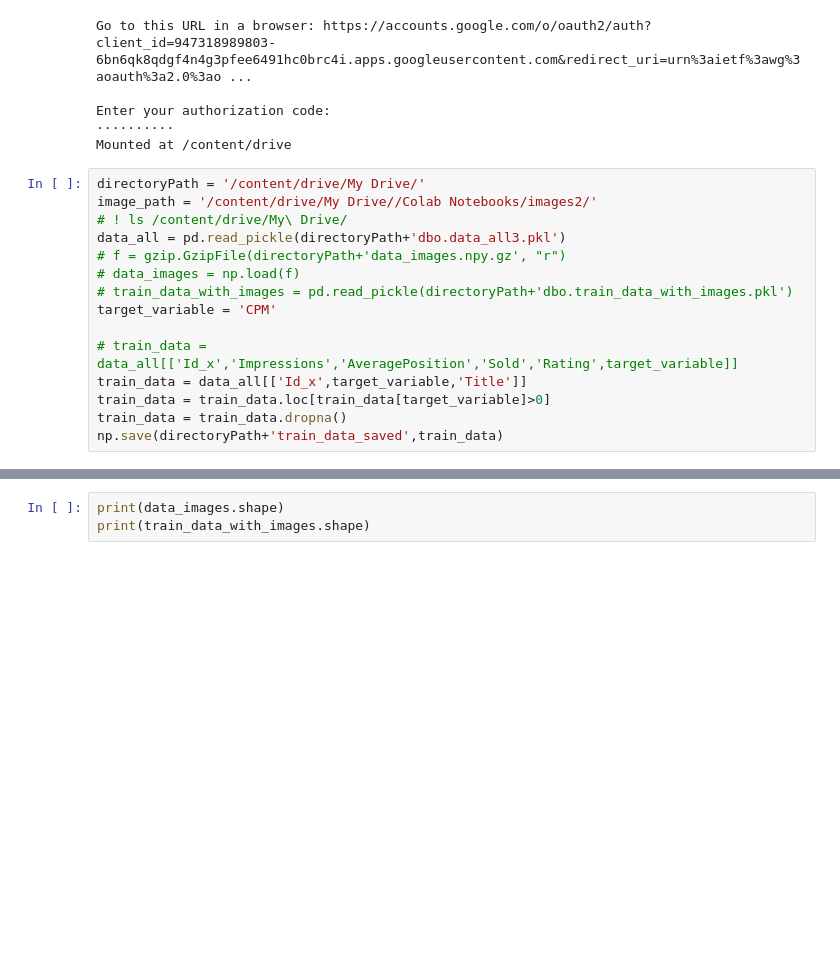
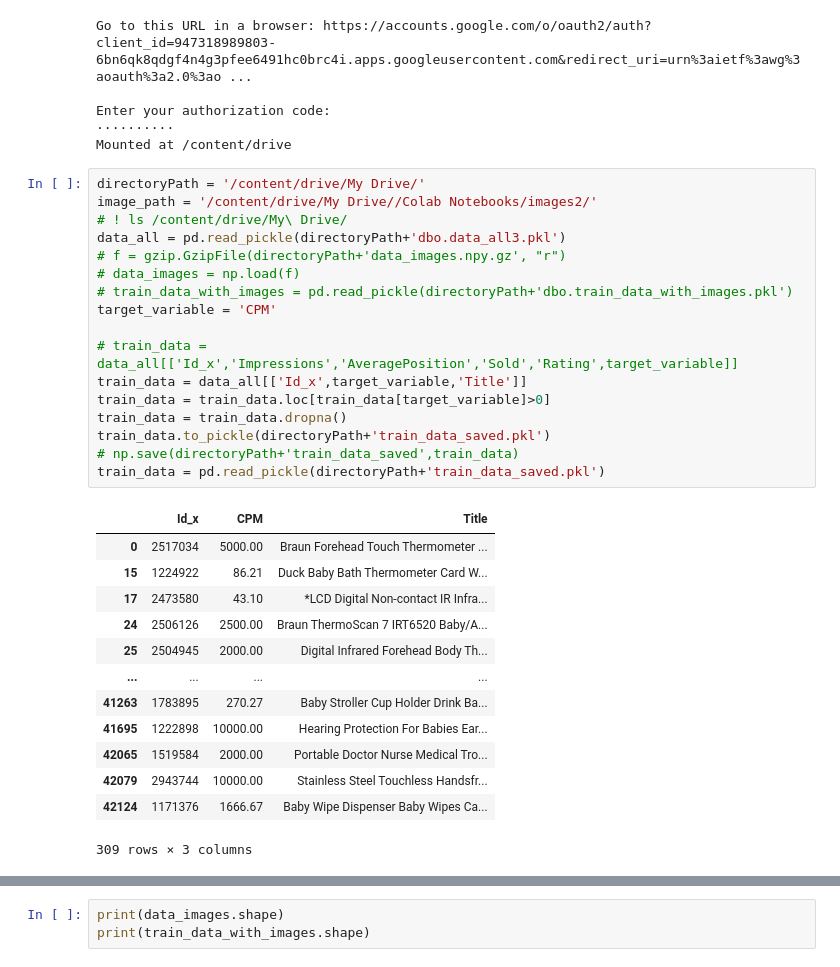
Before and after one commit to sciai-ai/mixed_data_retail, a Jupyter notebook: main_Image_text.ipynb, the cells around one changed output, grey strips where cells are left out. Saved outputs shown, nothing was run; the diff lists cells and outputs as text; blank space fills up the shorter version.

```diff
--- a/main_Image_text.ipynb
+++ b/main_Image_text.ipynb
@@ -50,18 +69,34 @@ Mounted at /content/drive
 # %%
 directoryPath = '/content/drive/My Drive/'
 image_path = '/content/drive/My Drive//Colab Notebooks/images2/'
 # ! ls /content/drive/My\ Drive/
 data_all = pd.read_pickle(directoryPath+'dbo.data_all3.pkl')
 # f = gzip.GzipFile(directoryPath+'data_images.npy.gz', "r")
 # data_images = np.load(f)
 # train_data_with_images = pd.read_pickle(directoryPath+'dbo.train_data_with_images.pkl')
 target_variable = 'CPM'
 
 # train_data = data_all[['Id_x','Impressions','AveragePosition','Sold','Rating',target_variable]]
 train_data = data_all[['Id_x',target_variable,'Title']]
 train_data = train_data.loc[train_data[target_variable]>0]
 train_data = train_data.dropna()
-np.save(directoryPath+'train_data_saved',train_data)
+train_data.to_pickle(directoryPath+'train_data_saved.pkl')
+# np.save(directoryPath+'train_data_saved',train_data)
+train_data = pd.read_pickle(directoryPath+'train_data_saved.pkl')
+# %% [output]
+|  | Id_x | CPM | Title |
+| 0 | 2517034 | 5000.00 | Braun Forehead Touch Thermometer ... |
+| 15 | 1224922 | 86.21 | Duck Baby Bath Thermometer Card W... |
+| 17 | 2473580 | 43.10 | *LCD Digital Non-contact IR Infra... |
+| 24 | 2506126 | 2500.00 | Braun ThermoScan 7 IRT6520 Baby/A... |
+| 25 | 2504945 | 2000.00 | Digital Infrared Forehead Body Th... |
+| ... | ... | ... | ... |
+| 41263 | 1783895 | 270.27 | Baby Stroller Cup Holder Drink Ba... |
+| 41695 | 1222898 | 10000.00 | Hearing Protection For Babies Ear... |
+| 42065 | 1519584 | 2000.00 | Portable Doctor Nurse Medical Tro... |
+| 42079 | 2943744 | 10000.00 | Stainless Steel Touchless Handsfr... |
+| 42124 | 1171376 | 1666.67 | Baby Wipe Dispenser Baby Wipes Ca... |
+309 rows × 3 columns
 # %%
 # loading training images and resize
 train_img = []
```
Also changed, not shown: parts of 21 cells of this notebook.
